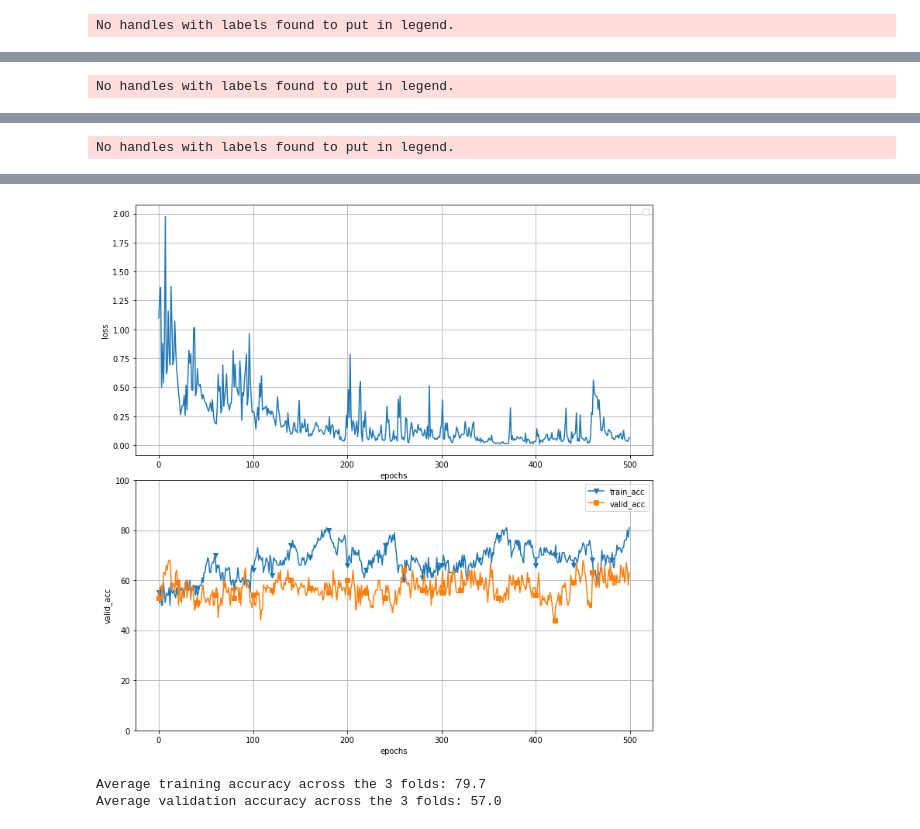
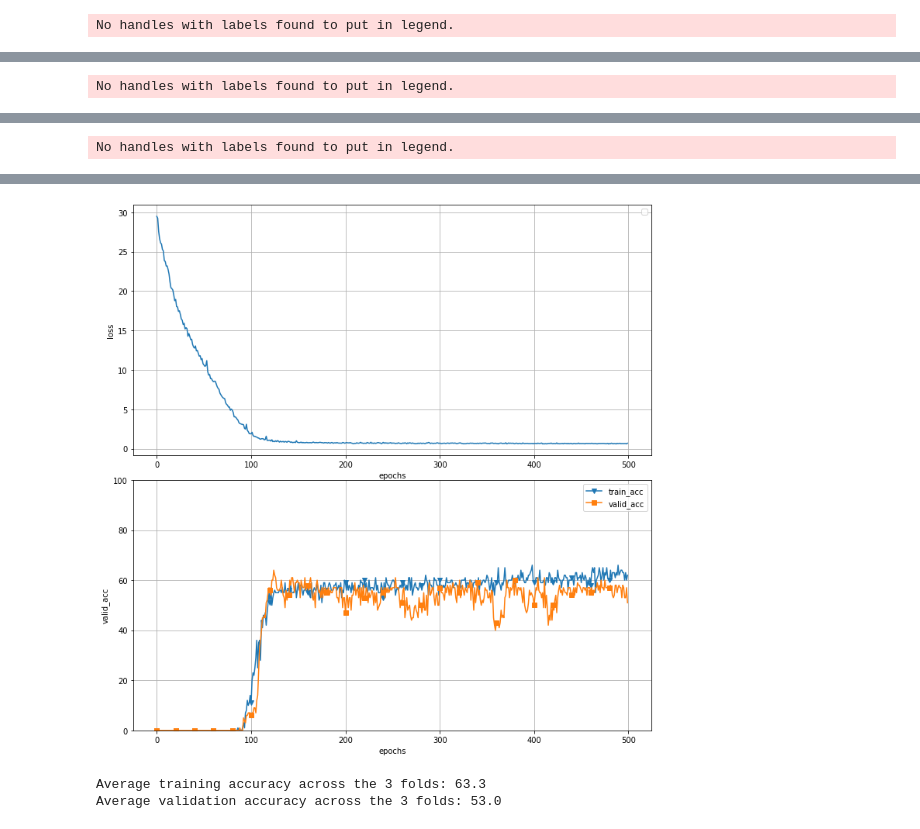
Before and after one commit to theatamna/PFE, a Jupyter notebook: GIN_TEST.ipynb, the cells around one changed output, grey strips where cells are left out. Drawn from its saved outputs; the diff is of its cells as text; code cells hidden in the pictures.

```diff
--- a/GIN_TEST.ipynb
+++ b/GIN_TEST.ipynb
@@ -24,21 +24,21 @@ dtype = torch.float32
 torch.set_default_tensor_type(FloatTensor)
 # %%
 ds_name = "PTC_MR"
-batch_size = 32
+batch_size = 128
 n_folds = 3
 folded_train_data, folded_test_data, info = get_folded_data(ds_name, batch_size, n_folds)
 # %%
 learning_rate = 0.0001
 num_epochs = 500
 n_features = info[0]
-hidden_dim = 10
+hidden_dim = 20
 n_classes = info[1]
-dropout = 0
-n_gnn_layers = 6
-n_mlp_layers = 6
+dropout = 0.01
+n_gnn_layers = 5
+n_mlp_layers = 2
 # %%
 model = GIN(n_gnn_layers, n_mlp_layers, input_dim=n_features, hidden_dim=hidden_dim,
-            output_dim=n_classes, learn_eps=False, dropout=dropout, attention=False)
+            output_dim=n_classes, learn_eps=False, dropout=dropout, attention=True)
 
 criterion = nn.CrossEntropyLoss()
 optimizer = torch.optim.Adam(model.parameters(), lr=learning_rate)
@@ -107,3 +107,3 @@ Fold no. 3, epoch [500/500], Loss: 0.0676, train_acc: 81.0, valid_acc: 63.0
-[figure, old version]
+[figure, new version]
-Average training accuracy across the 3 folds: 79.7
-Average validation accuracy across the 3 folds: 57.0
+Average training accuracy across the 3 folds: 63.3
+Average validation accuracy across the 3 folds: 53.0
```
Also changed, not shown: parts of 1 cell of this notebook.
